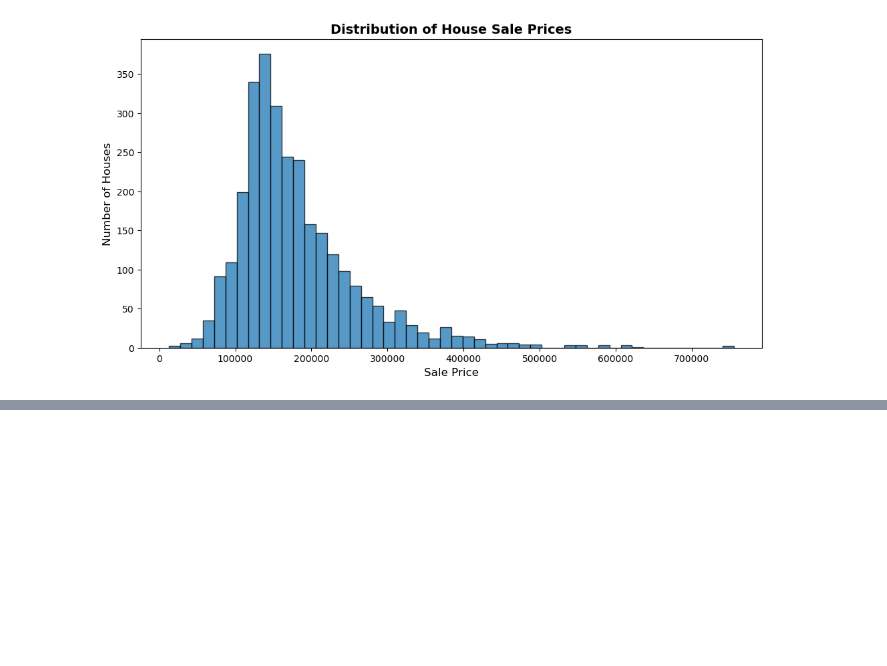
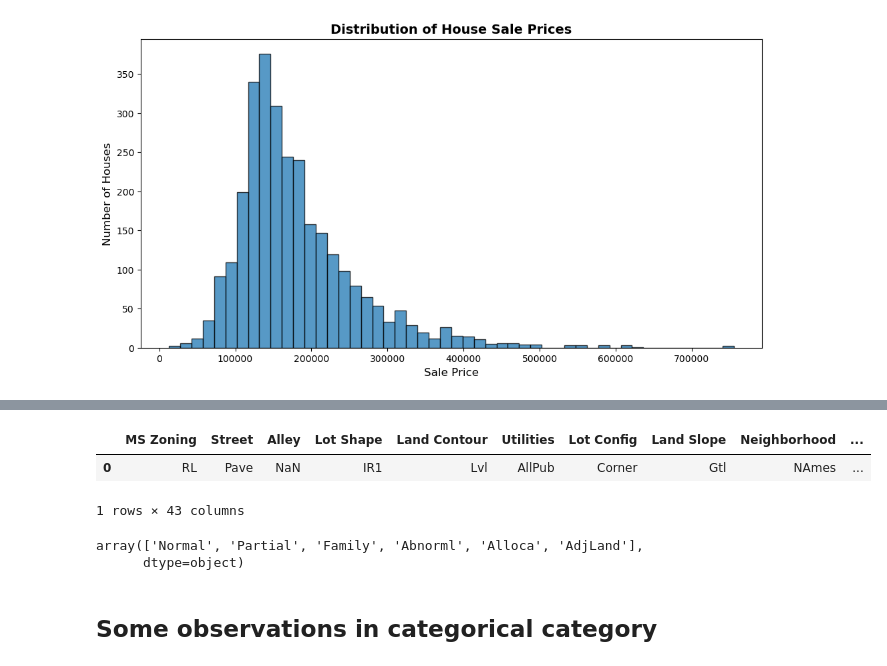
Before and after one commit to ThakurNishant2004/House_price_intelligence_system, a Jupyter notebook: main.ipynb, the cells around one changed output, grey strips where cells are left out. Drawn from its saved outputs; the diff is of its cells as text; code cells hidden in the pictures; blank space fills up the shorter version.

```diff
--- a/main.ipynb
+++ b/main.ipynb
@@ -351,0 +366,22 @@ plt.show()
+# %%
+dataset[['MS Zoning', 'Street', 'Alley', 'Lot Shape', 'Land Contour',
+       'Utilities', 'Lot Config', 'Land Slope', 'Neighborhood', 'Condition 1',
+       'Condition 2', 'Bldg Type', 'House Style', 'Roof Style', 'Roof Matl',
+       'Exterior 1st', 'Exterior 2nd', 'Mas Vnr Type', 'Exter Qual',
+       'Exter Cond', 'Foundation', 'Bsmt Qual', 'Bsmt Cond', 'Bsmt Exposure',
+       'BsmtFin Type 1', 'BsmtFin Type 2', 'Heating', 'Heating QC',
+       'Central Air', 'Electrical', 'Kitchen Qual', 'Functional',
+       'Fireplace Qu', 'Garage Type', 'Garage Finish', 'Garage Qual',
+       'Garage Cond', 'Paved Drive', 'Pool QC', 'Fence', 'Misc Feature',
+       'Sale Type', 'Sale Condition']].head(1)
+# %% [output]
+|  | MS Zoning | Street | Alley | Lot Shape | Land Contour | Utilities | Lot Config | Land Slope | Neighborhood | ... |
+| 0 | RL | Pave | NaN | IR1 | Lvl | AllPub | Corner | Gtl | NAmes | ... |
+1 rows × 43 columns
+# %%
+dataset['Sale Condition'].unique()
+# %% [output]
+array(['Normal', 'Partial', 'Family', 'Abnorml', 'Alloca', 'AdjLand'],
+      dtype=object)
+# %% [markdown]
+## Some observations in categorical category
```
Also changed, not shown: parts of 7 cells of this notebook.
